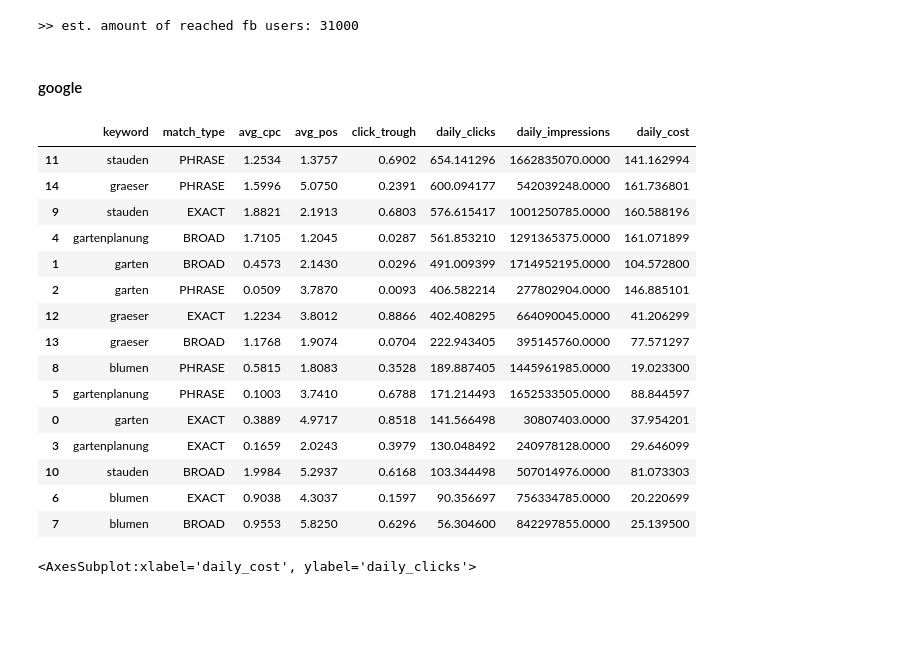
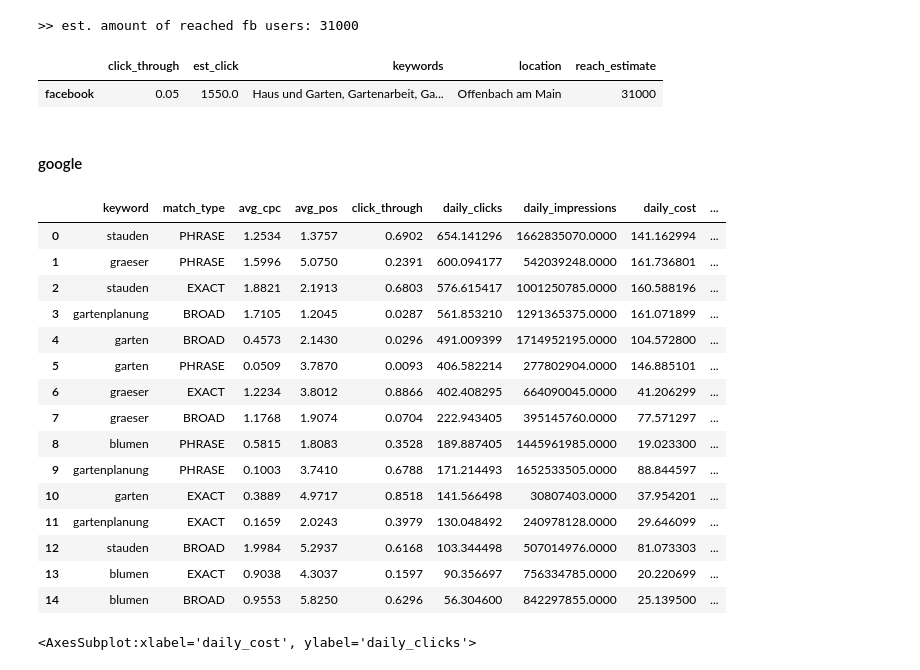
Before and after one commit to siegstedt/kreativkopf, a Jupyter notebook: notebooks/main_run.ipynb, the cells around one changed output. Cells and saved outputs as stored; diff of their text form; code cells hidden in the pictures; blank space fills up the shorter version.

Commit message:
main run ipynb with conversion mapping

```diff
--- a/notebooks/main_run.ipynb
+++ b/notebooks/main_run.ipynb
@@ -260,6 +233,22 @@ fb_reach_estimate = fb_targeting.strip_reach_estimate(reach_cursor)
 print('>> est. amount of reached fb users:', fb_reach_estimate)
 # %% [output]
 >> est. amount of reached fb users: 31000
+# %%
+fb_estimate = [
+    {'facebook':
+     {
+        'location': fb_location_name,
+        'keywords': ', '.join([i['name'] for i in target_interest]),
+        'reach_estimate': fb_reach_estimate,
+        'click_through': 0.05,
+        'est_click': fb_reach_estimate * 0.05
+    }
+}
+]
+pd.DataFrame(fb_estimate[0]).transpose()
+# %% [output]
+|  | click_through | est_click | keywords | location | reach_estimate |
+| facebook | 0.05 | 1550.0 | Haus und Garten, Gartenarbeit, Ga... | Offenbach am Main | 31000 |
 # %% [markdown]
 #### google
 # %%
@@ -295,26 +284,29 @@ adwords_estimates = g_targeting.select_campaign_estimates(adwords_estimates_load
 # %%
 import pandas as pd
 df = pd.DataFrame(adwords_estimates)
 df['daily_clicks'] = pd.to_numeric(df["daily_clicks"], downcast="float")
+df['click_through'] = pd.to_numeric(df["click_through"], downcast="float")
+df['reach'] = df['daily_clicks'] / df['click_through']
 df['daily_cost'] = pd.to_numeric(df["daily_cost"], downcast="float")
-df.sort_values("daily_clicks", ascending=False)
+df = df.sort_values("daily_clicks", ascending=False).reset_index(drop=True)
+df
 # %% [output]
-|  | keyword | match_type | avg_cpc | avg_pos | click_trough | daily_clicks | daily_impressions | daily_cost |
-| 11 | stauden | PHRASE | 1.2534 | 1.3757 | 0.6902 | 654.141296 | 1662835070.0000 | 141.162994 |
-| 14 | graeser | PHRASE | 1.5996 | 5.0750 | 0.2391 | 600.094177 | 542039248.0000 | 161.736801 |
-| 9 | stauden | EXACT | 1.8821 | 2.1913 | 0.6803 | 576.615417 | 1001250785.0000 | 160.588196 |
-| 4 | gartenplanung | BROAD | 1.7105 | 1.2045 | 0.0287 | 561.853210 | 1291365375.0000 | 161.071899 |
-| 1 | garten | BROAD | 0.4573 | 2.1430 | 0.0296 | 491.009399 | 1714952195.0000 | 104.572800 |
-| 2 | garten | PHRASE | 0.0509 | 3.7870 | 0.0093 | 406.582214 | 277802904.0000 | 146.885101 |
-| 12 | graeser | EXACT | 1.2234 | 3.8012 | 0.8866 | 402.408295 | 664090045.0000 | 41.206299 |
-| 13 | graeser | BROAD | 1.1768 | 1.9074 | 0.0704 | 222.943405 | 395145760.0000 | 77.571297 |
-| 8 | blumen | PHRASE | 0.5815 | 1.8083 | 0.3528 | 189.887405 | 1445961985.0000 | 19.023300 |
-| 5 | gartenplanung | PHRASE | 0.1003 | 3.7410 | 0.6788 | 171.214493 | 1652533505.0000 | 88.844597 |
-| 0 | garten | EXACT | 0.3889 | 4.9717 | 0.8518 | 141.566498 | 30807403.0000 | 37.954201 |
-| 3 | gartenplanung | EXACT | 0.1659 | 2.0243 | 0.3979 | 130.048492 | 240978128.0000 | 29.646099 |
-| 10 | stauden | BROAD | 1.9984 | 5.2937 | 0.6168 | 103.344498 | 507014976.0000 | 81.073303 |
-| 6 | blumen | EXACT | 0.9038 | 4.3037 | 0.1597 | 90.356697 | 756334785.0000 | 20.220699 |
-| 7 | blumen | BROAD | 0.9553 | 5.8250 | 0.6296 | 56.304600 | 842297855.0000 | 25.139500 |
+|  | keyword | match_type | avg_cpc | avg_pos | click_through | daily_clicks | daily_impressions | daily_cost | ... |
+| 0 | stauden | PHRASE | 1.2534 | 1.3757 | 0.6902 | 654.141296 | 1662835070.0000 | 141.162994 | ... |
+| 1 | graeser | PHRASE | 1.5996 | 5.0750 | 0.2391 | 600.094177 | 542039248.0000 | 161.736801 | ... |
+| 2 | stauden | EXACT | 1.8821 | 2.1913 | 0.6803 | 576.615417 | 1001250785.0000 | 160.588196 | ... |
+| 3 | gartenplanung | BROAD | 1.7105 | 1.2045 | 0.0287 | 561.853210 | 1291365375.0000 | 161.071899 | ... |
+| 4 | garten | BROAD | 0.4573 | 2.1430 | 0.0296 | 491.009399 | 1714952195.0000 | 104.572800 | ... |
+| 5 | garten | PHRASE | 0.0509 | 3.7870 | 0.0093 | 406.582214 | 277802904.0000 | 146.885101 | ... |
+| 6 | graeser | EXACT | 1.2234 | 3.8012 | 0.8866 | 402.408295 | 664090045.0000 | 41.206299 | ... |
+| 7 | graeser | BROAD | 1.1768 | 1.9074 | 0.0704 | 222.943405 | 395145760.0000 | 77.571297 | ... |
+| 8 | blumen | PHRASE | 0.5815 | 1.8083 | 0.3528 | 189.887405 | 1445961985.0000 | 19.023300 | ... |
+| 9 | gartenplanung | PHRASE | 0.1003 | 3.7410 | 0.6788 | 171.214493 | 1652533505.0000 | 88.844597 | ... |
+| 10 | garten | EXACT | 0.3889 | 4.9717 | 0.8518 | 141.566498 | 30807403.0000 | 37.954201 | ... |
+| 11 | gartenplanung | EXACT | 0.1659 | 2.0243 | 0.3979 | 130.048492 | 240978128.0000 | 29.646099 | ... |
+| 12 | stauden | BROAD | 1.9984 | 5.2937 | 0.6168 | 103.344498 | 507014976.0000 | 81.073303 | ... |
+| 13 | blumen | EXACT | 0.9038 | 4.3037 | 0.1597 | 90.356697 | 756334785.0000 | 20.220699 | ... |
+| 14 | blumen | BROAD | 0.9553 | 5.8250 | 0.6296 | 56.304600 | 842297855.0000 | 25.139500 | ... |
 # %%
 df[['daily_cost','daily_clicks']].plot(kind="scatter",x='daily_cost',y='daily_clicks',figsize=(15,10))
 # %% [output]
```
Also changed, not shown: parts of 10 cells of this notebook, 1 other file.
